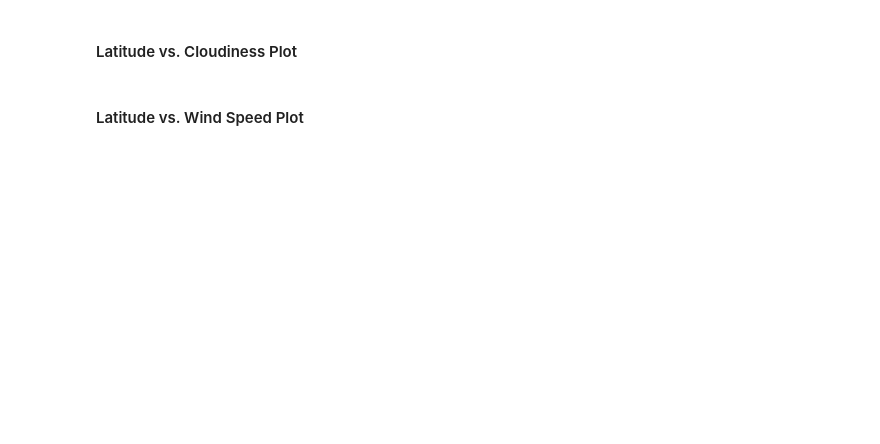
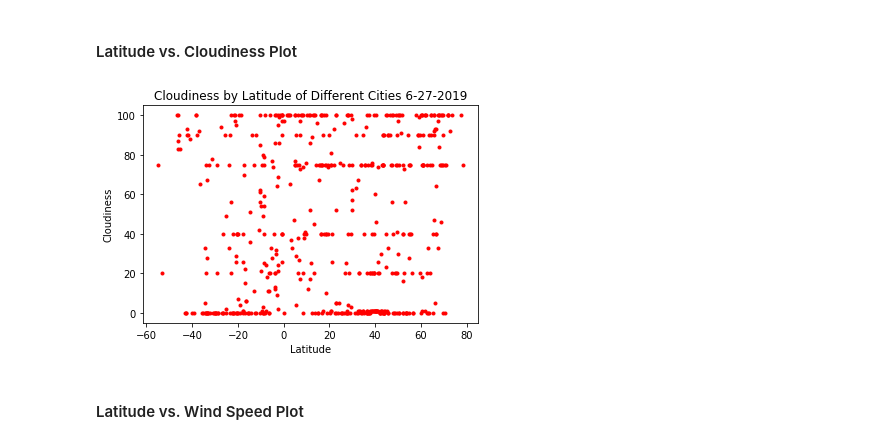
Before and after one commit to RachelPopp/API_homework, a Jupyter notebook: Popp_WeatherPy.ipynb, the cells around one changed output. Saved outputs shown, nothing was run; the diff lists cells and outputs as text; code cells hidden in the pictures; blank space fills up the shorter version.

```diff
--- a/Popp_WeatherPy.ipynb
+++ b/Popp_WeatherPy.ipynb
@@ -138,4 +273,15 @@ response
 # %% [markdown]
 #### Latitude vs. Cloudiness Plot
+# %%
+CloudPlot = plt.scatter(lat, cloud, marker=".", facecolors="red", alpha=1, label = "Cloudiness")
+
+plt.title("Cloudiness by Latitude of Different Cities 6-27-2019")
+plt.xlabel("Latitude")
+plt.ylabel("Cloudiness")
+
+plt.savefig("cloud.png")
+plt.show()
+# %% [output]
+[figure, added]
 # %% [markdown]
 #### Latitude vs. Wind Speed Plot
```
Also changed, not shown: parts of 12 cells of this notebook, 5 other files.
